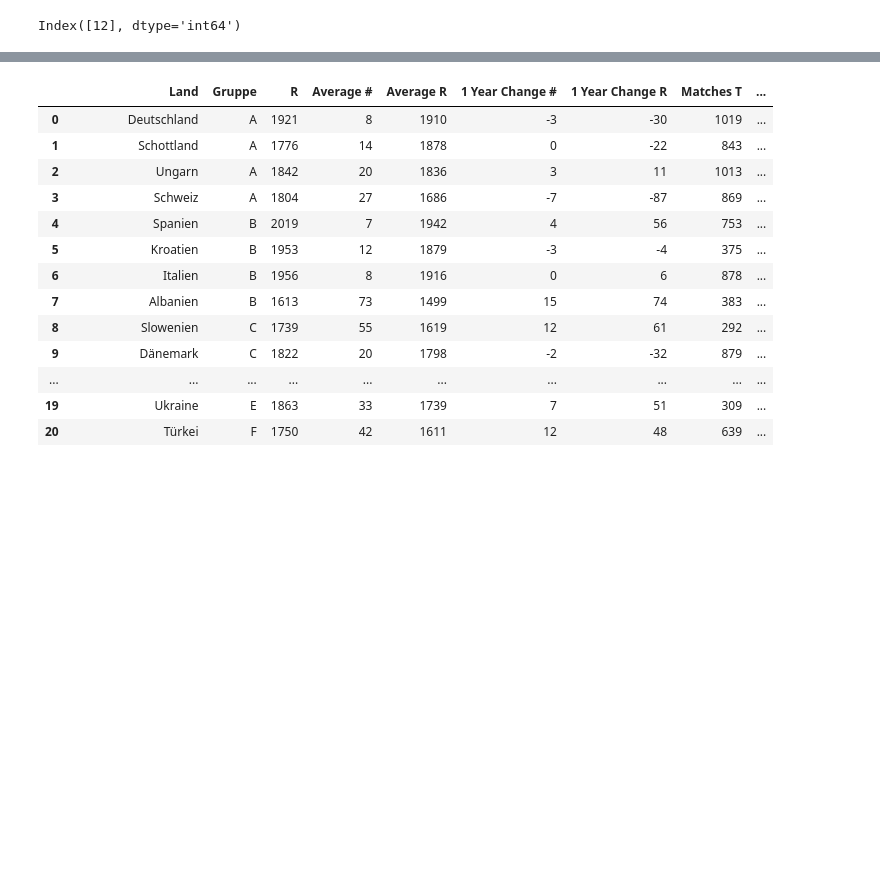
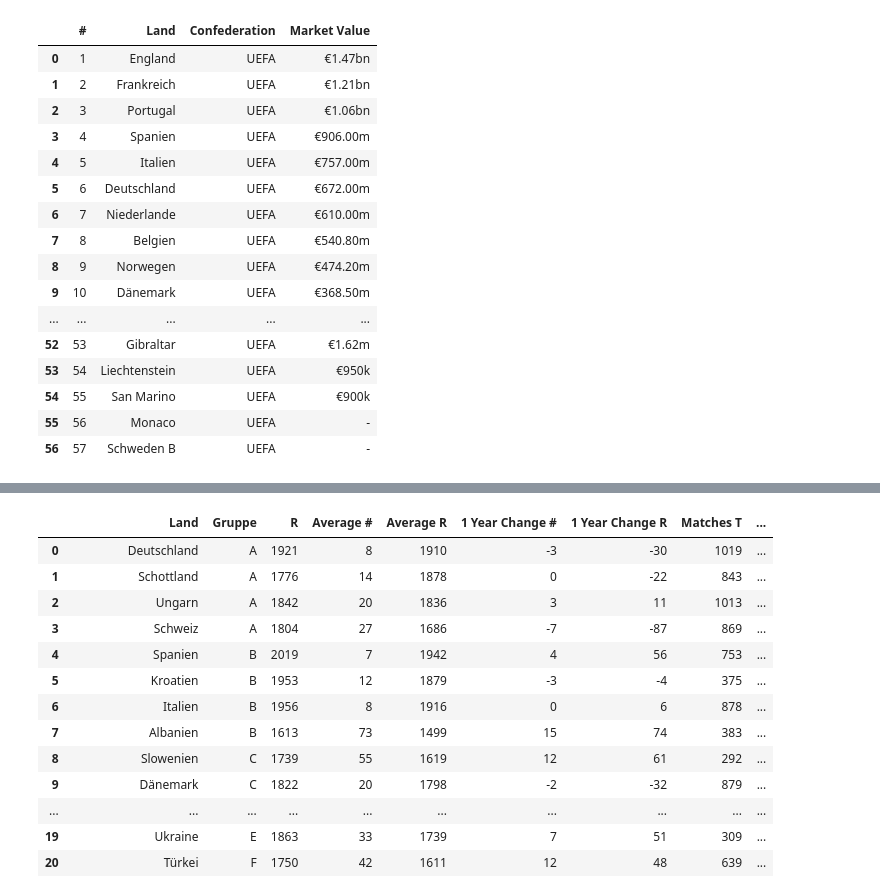
Before and after one commit to Sandra-Senn/propability_soccer_winning, a Jupyter notebook: data_exploration.ipynb, the cells around one changed output, grey strips where cells are left out. Cells and saved outputs as stored; diff of their text form; code cells hidden in the pictures; blank space fills up the shorter version.

```diff
--- a/data_exploration.ipynb
+++ b/data_exploration.ipynb
@@ -13,14 +28,31 @@ indices = data_elo[data_elo["Land"] == "Türkei"].index
 # %%
 # import market value data as df
-data_market_value = pd.read_excel("./data_makret_value.xlsx")
+data_market_value = pd.read_excel("./data/data_makret_value.xlsx")
+data_market_value
 
 
-indices = data_market_value[data_market_value["Land"] == "Türkei"].index
-indices
+# indices = data_market_value[data_market_value["Land"] == "Türkei"].index
+# indices
 
 # print("Indices where 'Türkei' appears in the 'Land' column:", indices)
 # row_219 = data_elo.iloc[219]
 # row_219
 # %% [output]
-Index([12], dtype='int64')
+|  | # | Land | Confederation | Market Value |
+| 0 | 1 | England | UEFA | €1.47bn |
+| 1 | 2 | Frankreich | UEFA | €1.21bn |
+| 2 | 3 | Portugal | UEFA | €1.06bn |
+| 3 | 4 | Spanien | UEFA | €906.00m |
+| 4 | 5 | Italien | UEFA | €757.00m |
+| 5 | 6 | Deutschland | UEFA | €672.00m |
+| 6 | 7 | Niederlande | UEFA | €610.00m |
+| 7 | 8 | Belgien | UEFA | €540.80m |
+| 8 | 9 | Norwegen | UEFA | €474.20m |
+| 9 | 10 | Dänemark | UEFA | €368.50m |
+| ... | ... | ... | ... | ... |
+| 52 | 53 | Gibraltar | UEFA | €1.62m |
+| 53 | 54 | Liechtenstein | UEFA | €950k |
+| 54 | 55 | San Marino | UEFA | €900k |
+| 55 | 56 | Monaco | UEFA | - |
+| 56 | 57 | Schweden B | UEFA | - |
 # %%
```
Also changed, not shown: parts of 13 cells of this notebook, 3 other files.
